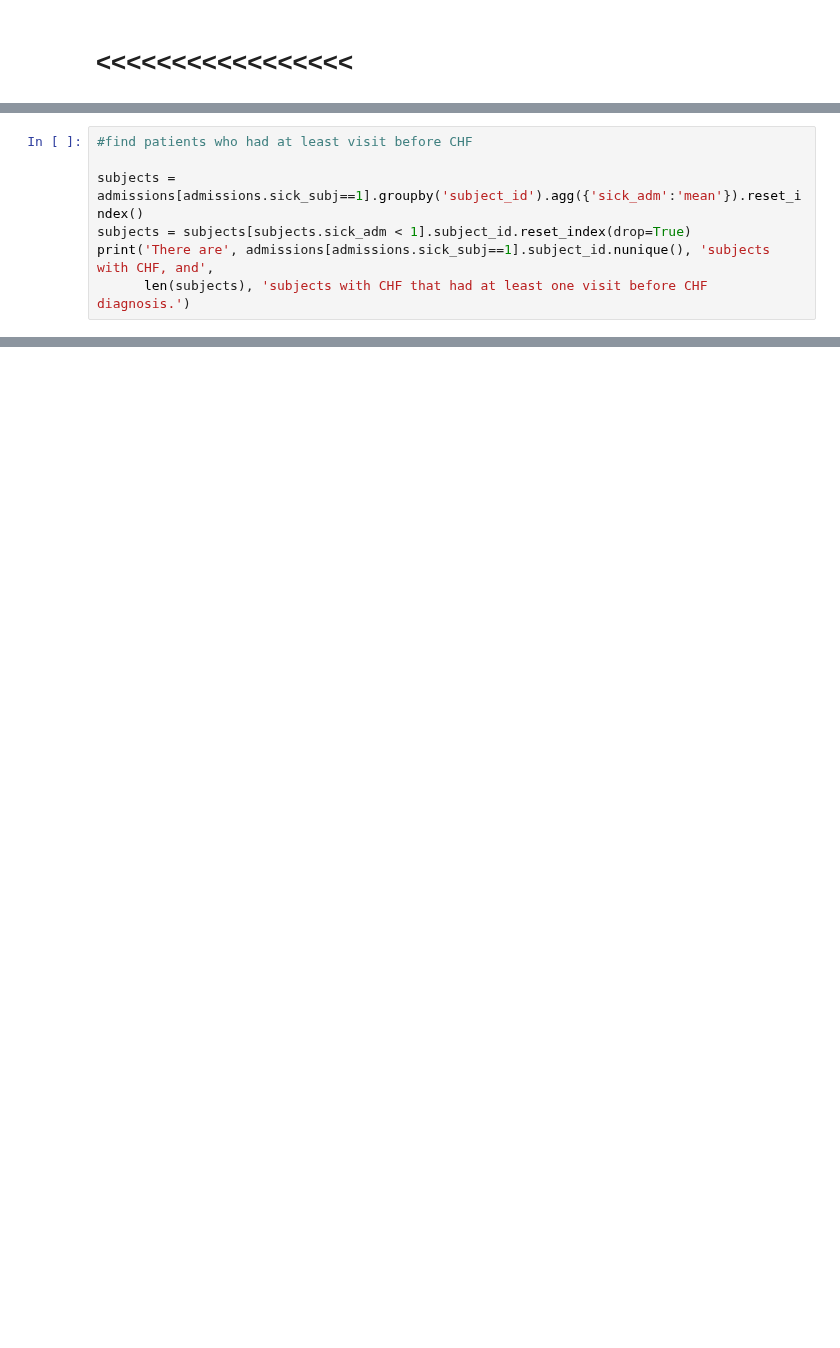
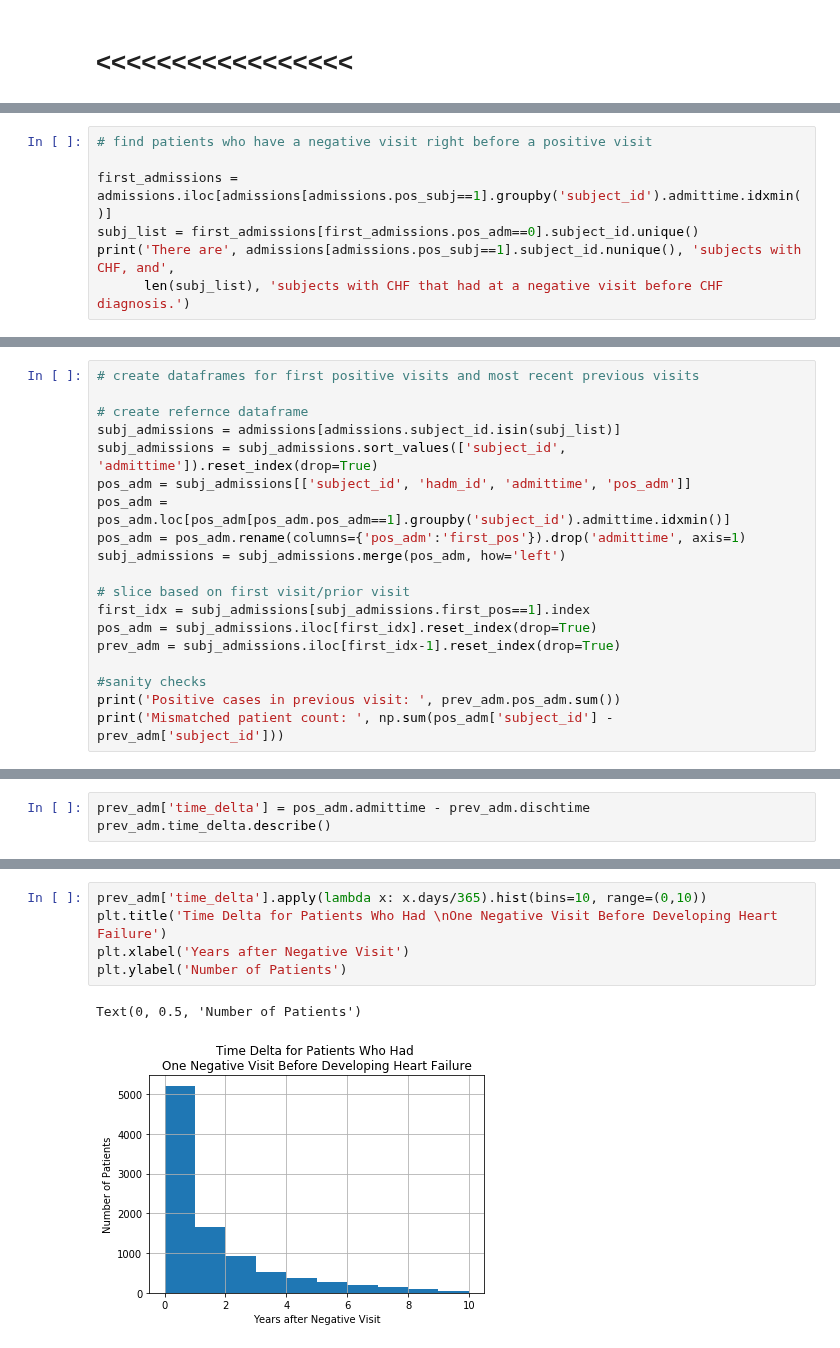
Before and after one commit to brandoncryu/disease_prediction, a Jupyter notebook: Predict_Future.ipynb, the cells around one changed output, grey strips where cells are left out. Cells and saved outputs as stored; diff of their text form; blank space fills up the shorter version.

Commit message:
add patient selection code to Predict_Future with criteria < 1 yr before diagnosis

```diff
--- a/Predict_Future.ipynb
+++ b/Predict_Future.ipynb
@@ -164,8 +179,8 @@ Subject:  14410684
 # %%
-#find patients who had at least visit before CHF
+# find patients who have a negative visit right before a positive visit
 
-subjects = admissions[admissions.sick_subj==1].groupby('subject_id').agg({'sick_adm':'mean'}).reset_index()
-subjects = subjects[subjects.sick_adm < 1].subject_id.reset_index(drop=True)
-print('There are', admissions[admissions.sick_subj==1].subject_id.nunique(), 'subjects with CHF, and',
-      len(subjects), 'subjects with CHF that had at least one visit before CHF diagnosis.')
+first_admissions = admissions.iloc[admissions[admissions.pos_subj==1].groupby('subject_id').admittime.idxmin()]
+subj_list = first_admissions[first_admissions.pos_adm==0].subject_id.unique()
+print('There are', admissions[admissions.pos_subj==1].subject_id.nunique(), 'subjects with CHF, and',
+      len(subj_list), 'subjects with CHF that had at a negative visit before CHF diagnosis.')
 # %% [output]
@@ -172,0 +188,19 @@ There are 21137 subjects with CHF, and 11678 subjects with CHF that had at least
+# %%
+# create dataframes for first positive visits and most recent previous visits
+
+# create refernce dataframe
+subj_admissions = admissions[admissions.subject_id.isin(subj_list)]
+subj_admissions = subj_admissions.sort_values(['subject_id', 'admittime']).reset_index(drop=True)
+pos_adm = subj_admissions[['subject_id', 'hadm_id', 'admittime', 'pos_adm']]
+pos_adm = pos_adm.loc[pos_adm[pos_adm.pos_adm==1].groupby('subject_id').admittime.idxmin()]
+pos_adm = pos_adm.rename(columns={'pos_adm':'first_pos'}).drop('admittime', axis=1)
+subj_admissions = subj_admissions.merge(pos_adm, how='left')
+
+# slice based on first visit/prior visit
+first_idx = subj_admissions[subj_admissions.first_pos==1].index
+pos_adm = subj_admissions.iloc[first_idx].reset_index(drop=True)
+prev_adm = subj_admissions.iloc[first_idx-1].reset_index(drop=True)
+
+#sanity checks
+print('Positive cases in previous visit: ', prev_adm.pos_adm.sum())
+print('Mismatched patient count: ', np.sum(pos_adm['subject_id'] - prev_adm['subject_id']))
@@ -172,0 +210,3 @@ There are 21137 subjects with CHF, and 11678 subjects with CHF that had at least
+# %%
+prev_adm['time_delta'] = pos_adm.admittime - prev_adm.dischtime
+prev_adm.time_delta.describe()
@@ -172,0 +227,8 @@ There are 21137 subjects with CHF, and 11678 subjects with CHF that had at least
+# %%
+prev_adm['time_delta'].apply(lambda x: x.days/365).hist(bins=10, range=(0,10))
+plt.title('Time Delta for Patients Who Had \nOne Negative Visit Before Developing Heart Failure')
+plt.xlabel('Years after Negative Visit')
+plt.ylabel('Number of Patients')
+# %% [output]
+Text(0, 0.5, 'Number of Patients')
+[figure, added]
```
Also changed, not shown: parts of 21 cells of this notebook.
